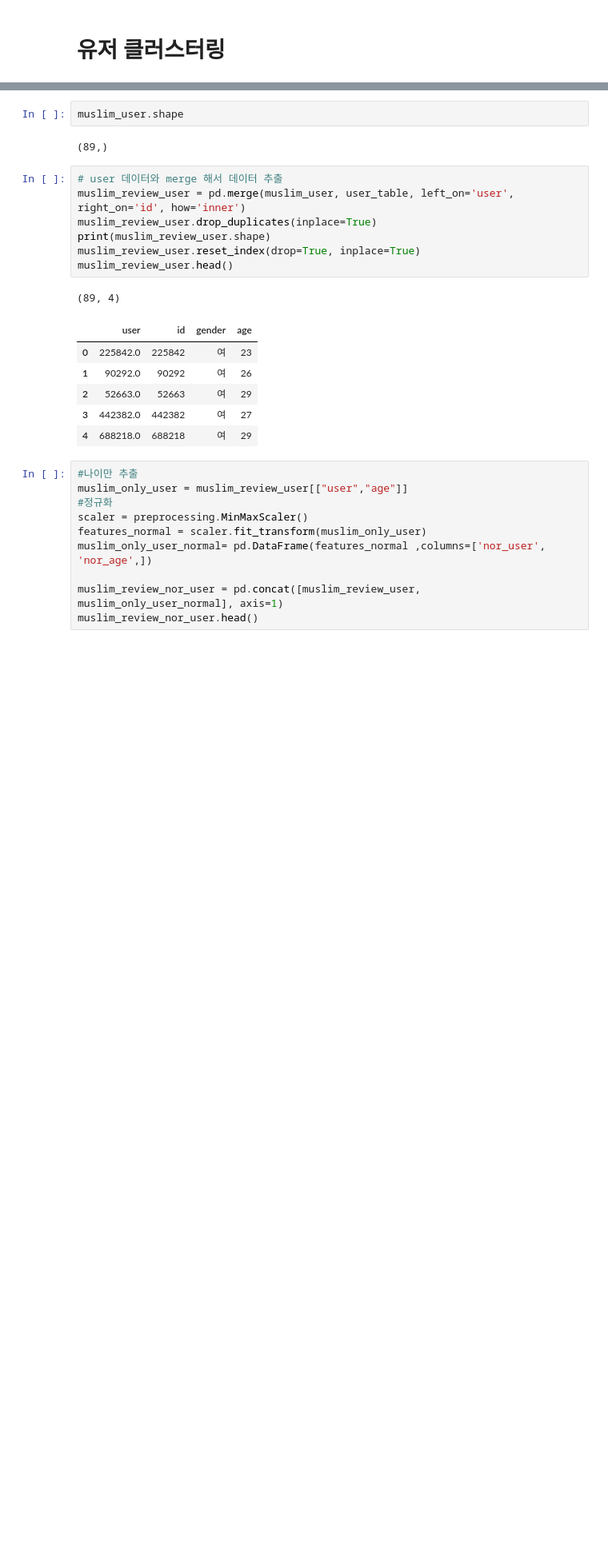
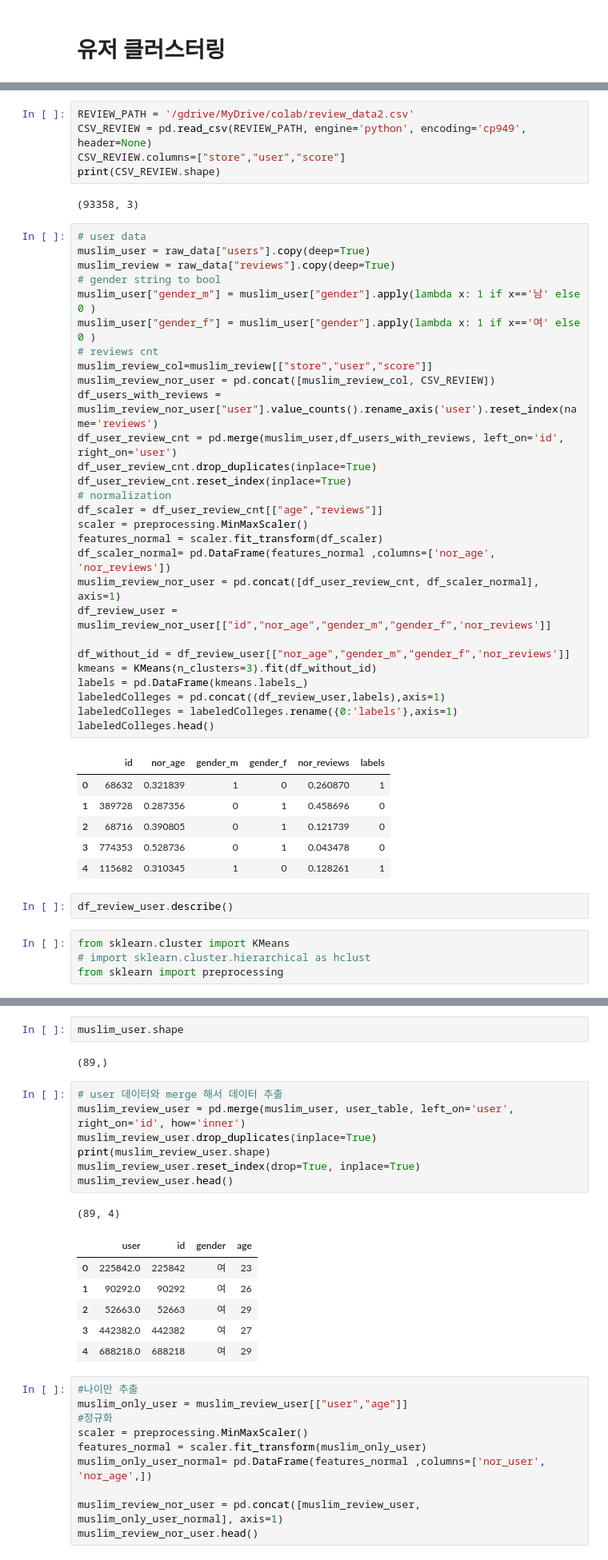
Before and after one commit to laugh4mile/HalalTimes, a Jupyter notebook: recommendation/recommendation_SVD_UserClustering_주정훈.ipynb, the cells around one changed output, grey strips where cells are left out. Shown at 80% size. Cells and saved outputs as stored; diff of their text form; blank space fills up the shorter version.

```diff
--- a/recommendation/recommendation_SVD_UserClustering_주정훈.ipynb
+++ b/recommendation/recommendation_SVD_UserClustering_주정훈.ipynb
@@ -749,0 +803,48 @@ muslim_user.dropna(inplace=True)
+# %%
+REVIEW_PATH = '/gdrive/MyDrive/colab/review_data2.csv'
+CSV_REVIEW = pd.read_csv(REVIEW_PATH, engine='python', encoding='cp949', header=None)
+CSV_REVIEW.columns=["store","user","score"]
+print(CSV_REVIEW.shape)
+# %% [output]
+(93358, 3)
+# %%
+# user data
+muslim_user = raw_data["users"].copy(deep=True)
+muslim_review = raw_data["reviews"].copy(deep=True)
+# gender string to bool
+muslim_user["gender_m"] = muslim_user["gender"].apply(lambda x: 1 if x=='남' else 0 )
+muslim_user["gender_f"] = muslim_user["gender"].apply(lambda x: 1 if x=='여' else 0 )
+# reviews cnt
+muslim_review_col=muslim_review[["store","user","score"]]
+muslim_review_nor_user = pd.concat([muslim_review_col, CSV_REVIEW])
+df_users_with_reviews = muslim_review_nor_user["user"].value_counts().rename_axis('user').reset_index(name='reviews')
+df_user_review_cnt = pd.merge(muslim_user,df_users_with_reviews, left_on='id', right_on='user')
+df_user_review_cnt.drop_duplicates(inplace=True)
+df_user_review_cnt.reset_index(inplace=True)
+# normalization
+df_scaler = df_user_review_cnt[["age","reviews"]]
+scaler = preprocessing.MinMaxScaler()
+features_normal = scaler.fit_transform(df_scaler)
+df_scaler_normal= pd.DataFrame(features_normal ,columns=['nor_age', 'nor_reviews'])
+muslim_review_nor_user = pd.concat([df_user_review_cnt, df_scaler_normal], axis=1)
+df_review_user = muslim_review_nor_user[["id","nor_age","gender_m","gender_f",'nor_reviews']]
+
+df_without_id = df_review_user[["nor_age","gender_m","gender_f",'nor_reviews']]
+kmeans = KMeans(n_clusters=3).fit(df_without_id)
+labels = pd.DataFrame(kmeans.labels_)
+labeledColleges = pd.concat((df_review_user,labels),axis=1)
+labeledColleges = labeledColleges.rename({0:'labels'},axis=1)
+labeledColleges.head()
+# %% [output]
+|  | id | nor_age | gender_m | gender_f | nor_reviews | labels |
+| 0 | 68632 | 0.321839 | 1 | 0 | 0.260870 | 1 |
+| 1 | 389728 | 0.287356 | 0 | 1 | 0.458696 | 0 |
+| 2 | 68716 | 0.390805 | 0 | 1 | 0.121739 | 0 |
+| 3 | 774353 | 0.528736 | 0 | 1 | 0.043478 | 0 |
+| 4 | 115682 | 0.310345 | 1 | 0 | 0.128261 | 1 |
+# %%
+df_review_user.describe()
+# %%
+from sklearn.cluster import KMeans
+# import sklearn.cluster.hierarchical as hclust
+from sklearn import preprocessing
```
Also changed, not shown: parts of 24 cells of this notebook.
